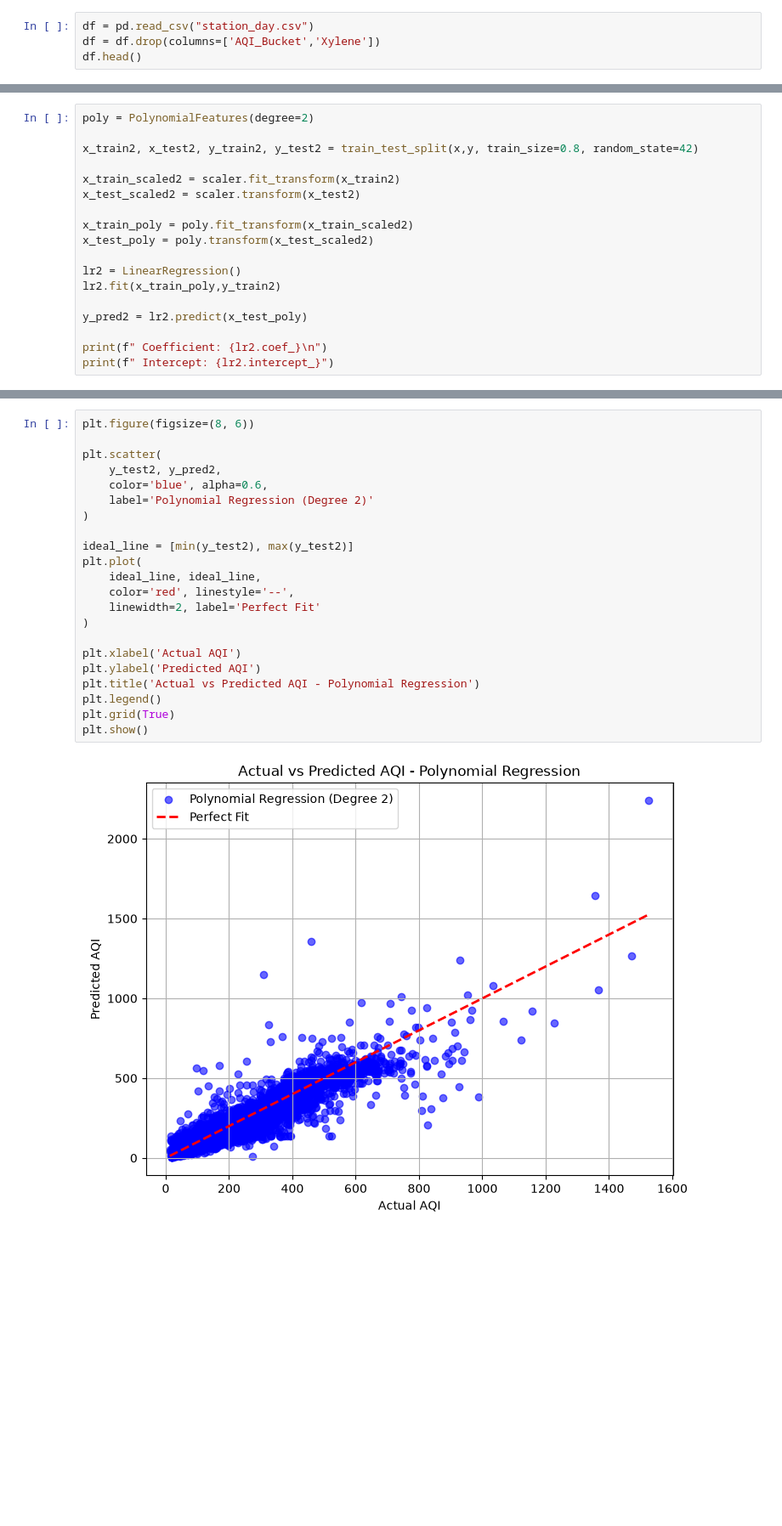
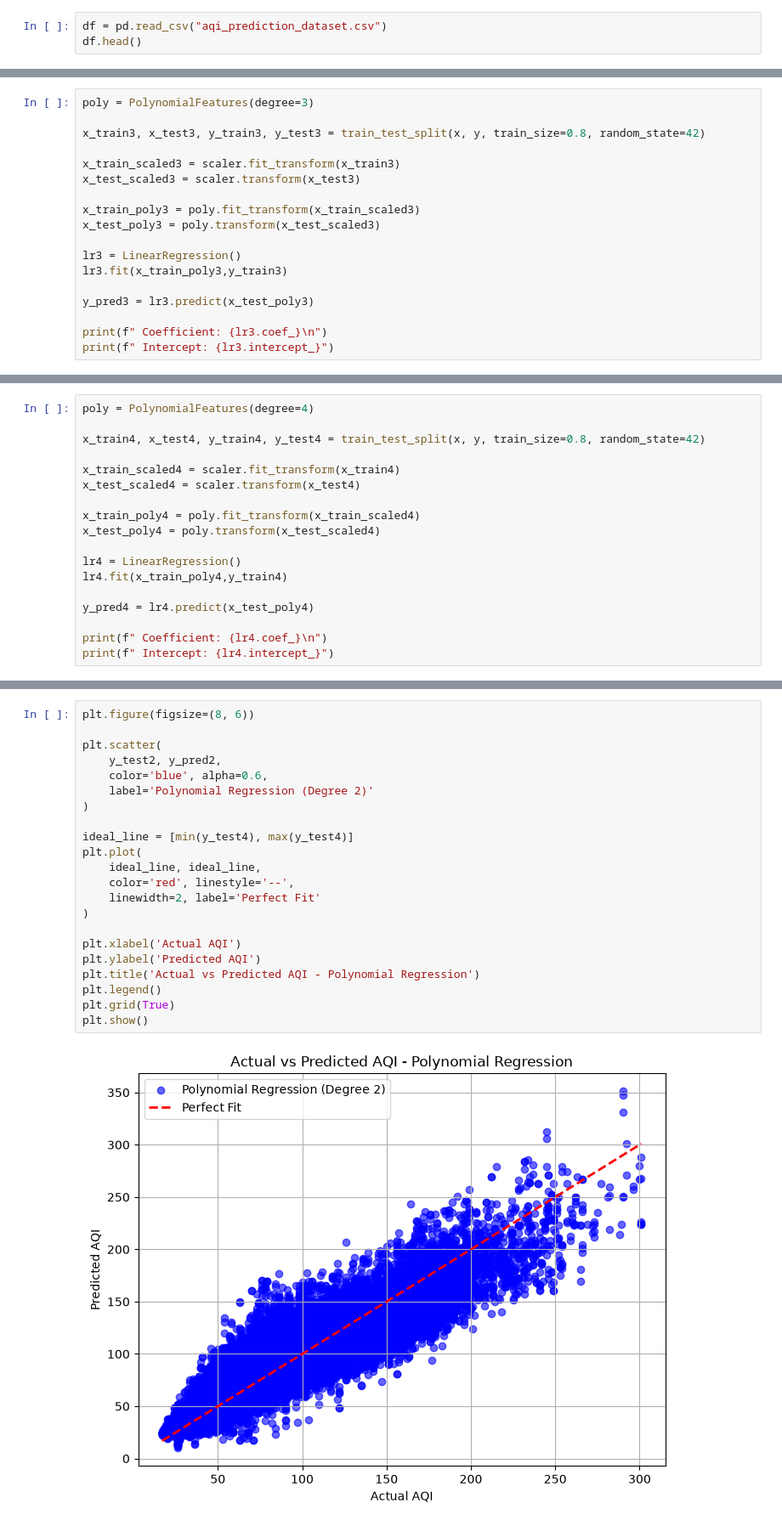
Before and after one commit to tanishq-patil/aiml_project, a Jupyter notebook: aqi.ipynb, the cells around one changed output, grey strips where cells are left out. Shown at 85% size. Drawn from its saved outputs; the diff is of its cells as text; blank space fills up the shorter version.

```diff
--- a/aqi.ipynb
+++ b/aqi.ipynb
@@ -10,7 +10,6 @@ from sklearn.model_selection import GridSearchCV
 from sklearn.pipeline import Pipeline
 import matplotlib.pyplot as plt
 # %%
-df = pd.read_csv("station_day.csv")
-df = df.drop(columns=['AQI_Bucket','Xylene'])
+df = pd.read_csv("aqi_prediction_dataset.csv")
 df.head()
 # %% [output]
@@ -191,19 +220,19 @@ plt.show()
 # %%
-poly = PolynomialFeatures(degree=2)
+poly = PolynomialFeatures(degree=3)
 
-x_train2, x_test2, y_train2, y_test2 = train_test_split(x,y, train_size=0.8, random_state=42)
+x_train3, x_test3, y_train3, y_test3 = train_test_split(x, y, train_size=0.8, random_state=42)
 
-x_train_scaled2 = scaler.fit_transform(x_train2)
-x_test_scaled2 = scaler.transform(x_test2)
+x_train_scaled3 = scaler.fit_transform(x_train3)
+x_test_scaled3 = scaler.transform(x_test3)
 
-x_train_poly = poly.fit_transform(x_train_scaled2)
-x_test_poly = poly.transform(x_test_scaled2)
+x_train_poly3 = poly.fit_transform(x_train_scaled3)
+x_test_poly3 = poly.transform(x_test_scaled3)
 
-lr2 = LinearRegression()
-lr2.fit(x_train_poly,y_train2)
+lr3 = LinearRegression()
+lr3.fit(x_train_poly3,y_train3)
 
-y_pred2 = lr2.predict(x_test_poly)
+y_pred3 = lr3.predict(x_test_poly3)
 
-print(f" Coefficient: {lr2.coef_}\n")
-print(f" Intercept: {lr2.intercept_}")
+print(f" Coefficient: {lr3.coef_}\n")
+print(f" Intercept: {lr3.intercept_}")
 # %% [output]
@@ -234,0 +264,18 @@ R2 Score: 0.8759994745839023
+# %%
+poly = PolynomialFeatures(degree=4)
+
+x_train4, x_test4, y_train4, y_test4 = train_test_split(x, y, train_size=0.8, random_state=42)
+
+x_train_scaled4 = scaler.fit_transform(x_train4)
+x_test_scaled4 = scaler.transform(x_test4)
+
+x_train_poly4 = poly.fit_transform(x_train_scaled4)
+x_test_poly4 = poly.transform(x_test_scaled4)
+
+lr4 = LinearRegression()
+lr4.fit(x_train_poly4,y_train4)
+
+y_pred4 = lr4.predict(x_test_poly4)
+
+print(f" Coefficient: {lr4.coef_}\n")
+print(f" Intercept: {lr4.intercept_}")
@@ -235,24 +286,24 @@ R2 Score: 0.8759994745839023
 # %%
 plt.figure(figsize=(8, 6))
 
 plt.scatter(
     y_test2, y_pred2,
     color='blue', alpha=0.6,
     label='Polynomial Regression (Degree 2)'
 )
 
-ideal_line = [min(y_test2), max(y_test2)]
+ideal_line = [min(y_test4), max(y_test4)]
 plt.plot(
     ideal_line, ideal_line,
     color='red', linestyle='--',
     linewidth=2, label='Perfect Fit'
 )
 
 plt.xlabel('Actual AQI')
 plt.ylabel('Predicted AQI')
 plt.title('Actual vs Predicted AQI - Polynomial Regression')
 plt.legend()
 plt.grid(True)
 plt.show()
 # %% [output]
-[figure, old version]
+[figure, new version]
```
Also changed, not shown: parts of 25 cells of this notebook, 3 other files.
